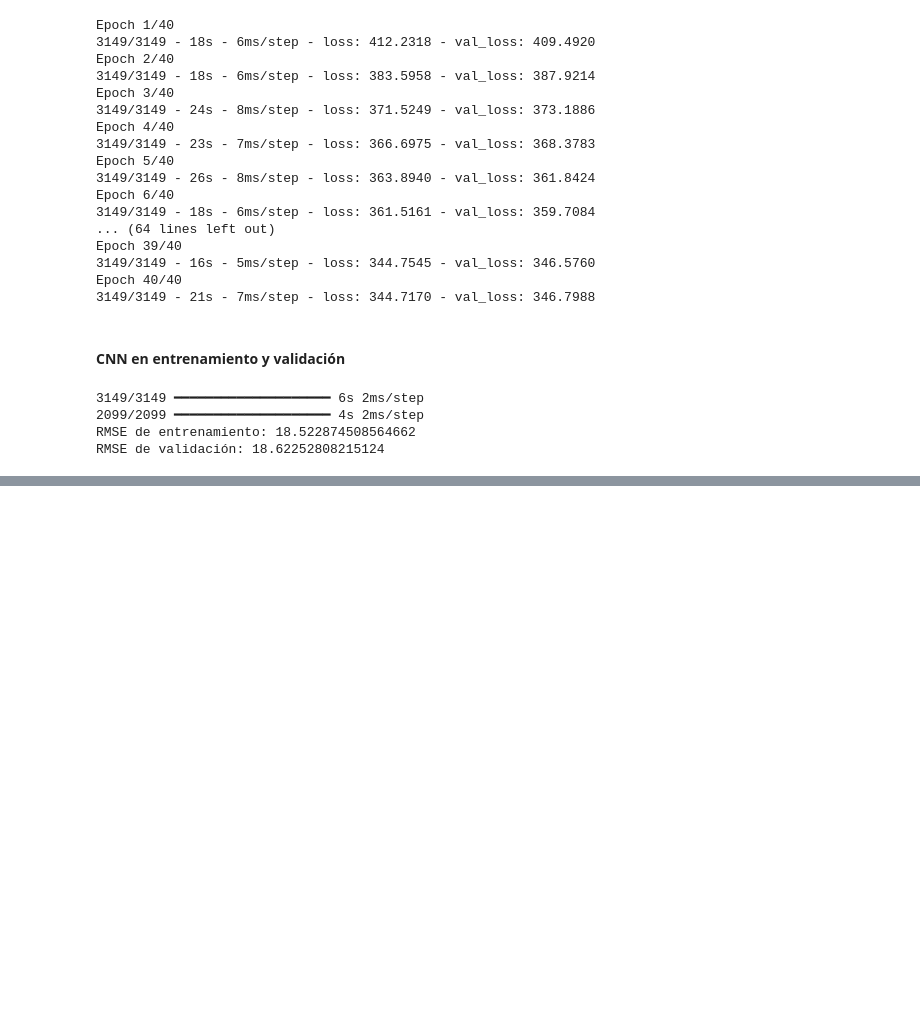
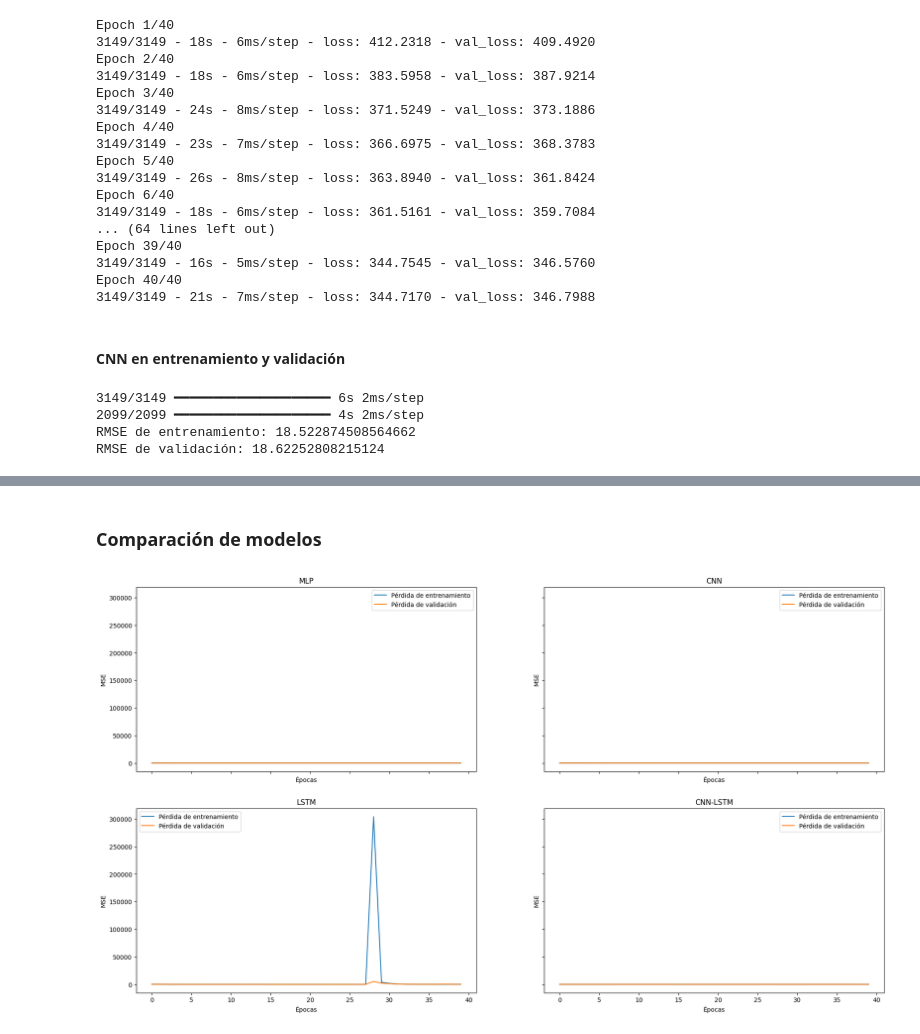
Before and after one commit to evelinxochihuax/Series_Tiempo_Ventas, a Jupyter notebook: notebook/ventas.ipynb, the cells around one changed output, grey strips where cells are left out. Cells and saved outputs as stored; diff of their text form; code cells hidden in the pictures; blank space fills up the shorter version.

Commit message:
Modelos LSTM y CNN-LSTM

```diff
--- a/notebook/ventas.ipynb
+++ b/notebook/ventas.ipynb
@@ -403,0 +431,2 @@ RMSE de validación: 18.62252808215124
+# %%
+lstm_history = model_lstm.fit(X_train_series, Y_train, validation_data=(X_valid_series, Y_valid), epochs=epochs_lstm, verbose=2)
@@ -403,0 +486,14 @@ RMSE de validación: 18.62252808215124
+# %%
+epochs_cnn_lstm = 40
+batch_cnn_lstm = 256
+lr_cnn_lstm = 0.0003
+adam_cnn_lstm = optimizers.Adam(lr_cnn_lstm)
+model_cnn_lstm = Sequential()
+model_cnn_lstm.add(TimeDistributed(Conv1D(filters=64, kernel_size=1, activation='relu'), input_shape=(None, X_train_series_sub.shape[2], X_train_series_sub.shape[3])))
+model_cnn_lstm.add(TimeDistributed(MaxPooling1D(pool_size=2)))
+model_cnn_lstm.add(TimeDistributed(Flatten()))
+model_cnn_lstm.add(LSTM(50, activation='relu'))
+model_cnn_lstm.add(Dense(1))
+model_cnn_lstm.compile(loss='mse', optimizer=adam_cnn_lstm)
+# %%
+cnn_lstm_history = model_cnn_lstm.fit(X_train_series_sub, Y_train, validation_data=(X_valid_series_sub, Y_valid), epochs=epochs_cnn_lstm, verbose=2)
@@ -403,0 +530,38 @@ RMSE de validación: 18.62252808215124
+# %% [markdown]
+### Comparación de modelos
+# %%
+fig, axes = plt.subplots(2, 2, sharex=True, sharey=True,figsize=(22,12))
+ax1, ax2 = axes[0]
+ax3, ax4 = axes[1]
+
+ax1.plot(mlp_history.history['loss'], label='Pérdida de entrenamiento')
+ax1.plot(mlp_history.history['val_loss'], label='Pérdida de validación')
+ax1.legend(loc='best')
+ax1.set_title('MLP')
+ax1.set_xlabel('Épocas')
+ax1.set_ylabel('MSE')
+
+ax2.plot(cnn_history.history['loss'], label='Pérdida de entrenamiento')
+ax2.plot(cnn_history.history['val_loss'], label='Pérdida de validación')
+ax2.legend(loc='best')
+ax2.set_title('CNN')
+ax2.set_xlabel('Épocas')
+ax2.set_ylabel('MSE')
+
+ax3.plot(lstm_history.history['loss'], label='Pérdida de entrenamiento')
+ax3.plot(lstm_history.history['val_loss'], label='Pérdida de validación')
+ax3.legend(loc='best')
+ax3.set_title('LSTM')
+ax3.set_xlabel('Épocas')
+ax3.set_ylabel('MSE')
+
+ax4.plot(cnn_lstm_history.history['loss'], label='Pérdida de entrenamiento')
+ax4.plot(cnn_lstm_history.history['val_loss'], label='Pérdida de validación')
+ax4.legend(loc='best')
+ax4.set_title('CNN-LSTM')
+ax4.set_xlabel('Épocas')
+ax4.set_ylabel('MSE')
+
+plt.show()
+# %% [output]
+[figure, added]
```
Also changed, not shown: parts of 10 cells of this notebook.
